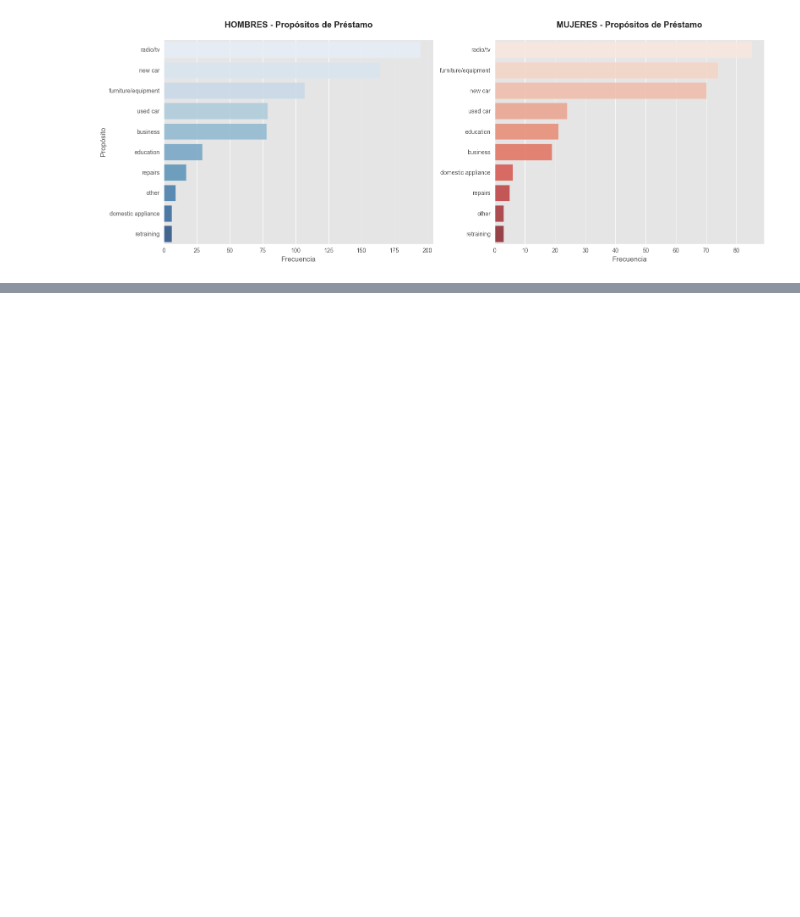
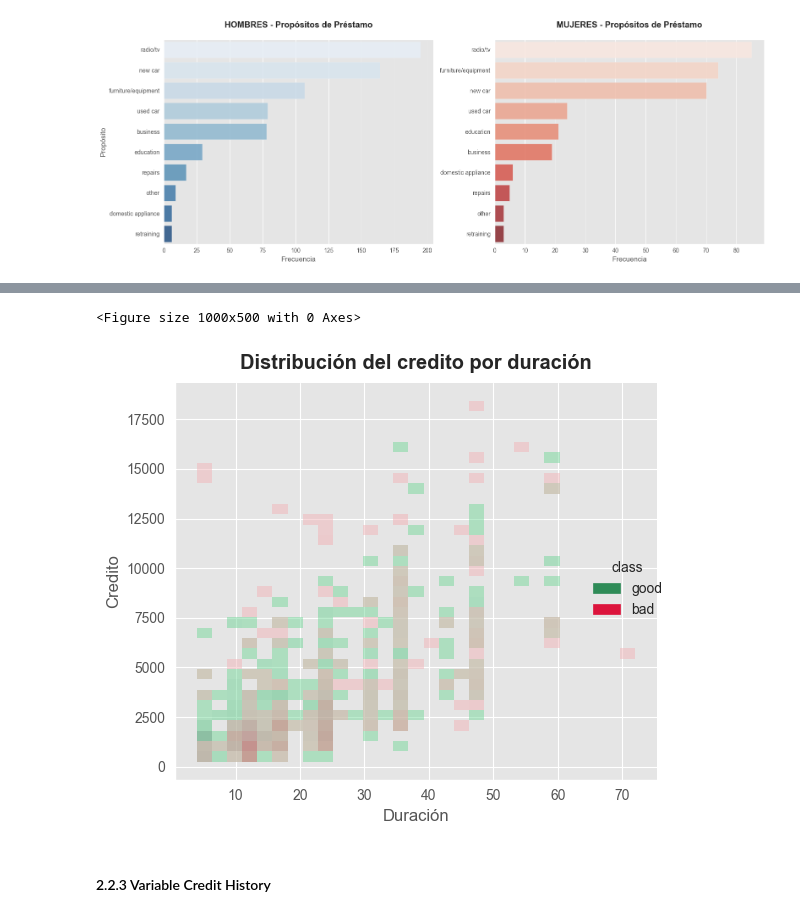
Before and after one commit to ThEmpiEric/ml-project, a Jupyter notebook: notebooks/DEA_RiskCredit.ipynb, the cells around one changed output, grey strips where cells are left out. Cells and saved outputs as stored; diff of their text form; code cells hidden in the pictures; blank space fills up the shorter version.

```diff
--- a/notebooks/DEA_RiskCredit.ipynb
+++ b/notebooks/DEA_RiskCredit.ipynb
@@ -393,0 +421,13 @@ plt.show()
+# %%
+plt.figure(figsize=(10, 5))
+
+sns.displot(data=df, x='duration', y='credit_amount', hue='class', kind='hist', palette=palette, alpha=0.5)
+plt.title('Distribución del credito por duración', fontweight='bold', pad=10)
+plt.xlabel('Duración'), plt.ylabel('Credito')
+plt.tight_layout()
+plt.show()
+# %% [output]
+<Figure size 1000x500 with 0 Axes>
+[figure, added]
+# %% [markdown]
+#### 2.2.3 Variable Credit History
```
Also changed, not shown: parts of 17 cells of this notebook, 6 other files.
